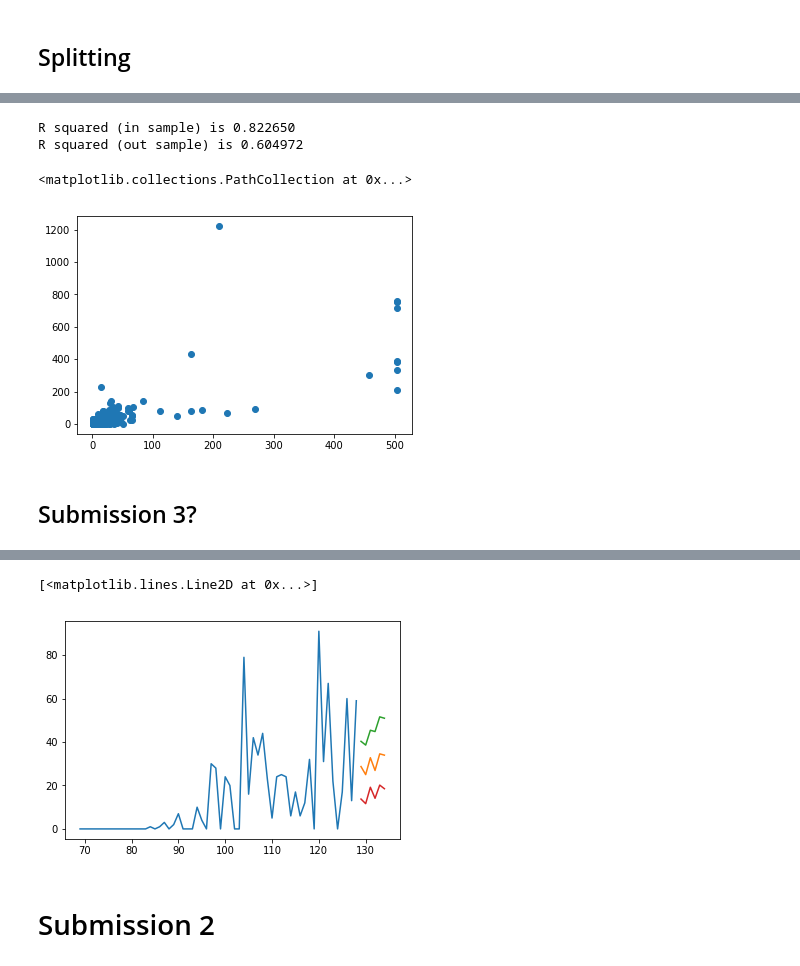
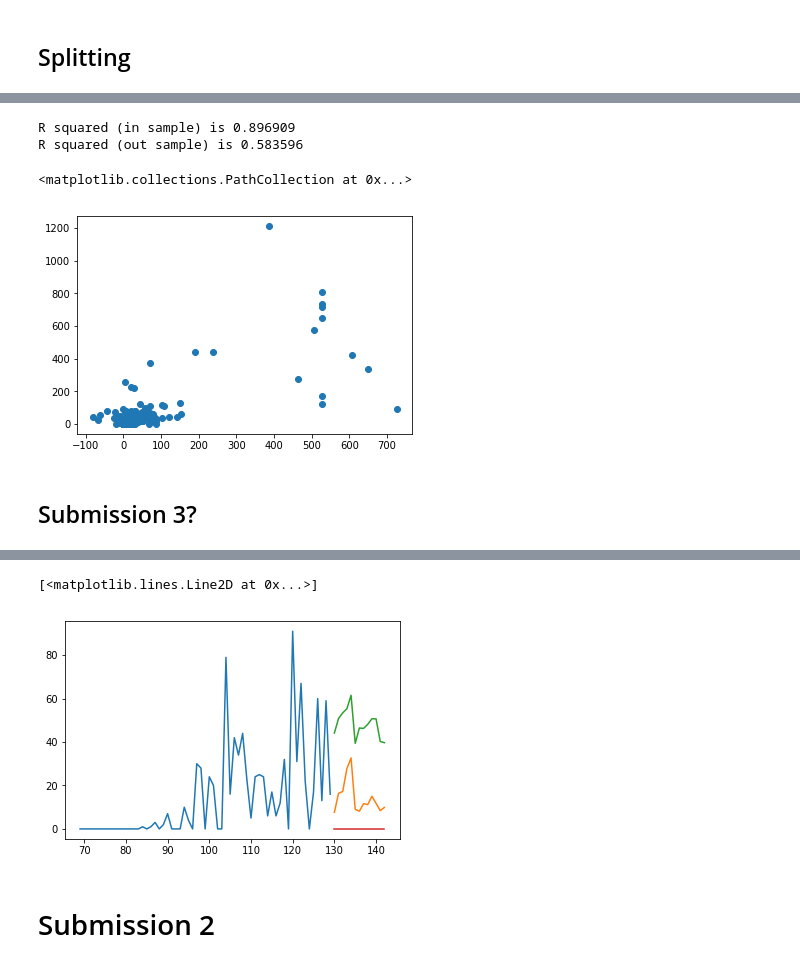
Before and after one commit to majesticfish/CS156B-Covid-Challenge, a Jupyter notebook: exploratory/Sean's Notebook/Just XY, please.ipynb, the cells around one changed output, grey strips where cells are left out. Cells and saved outputs as stored; diff of their text form; code cells hidden in the pictures.

Commit message:
Good model?

```diff
--- a/exploratory/Sean's Notebook/Just XY, please.ipynb
+++ b/exploratory/Sean's Notebook/Just XY, please.ipynb
@@ -234,6 +234,6 @@ Score with 28 features: 0.715240
 # %%
 model = LinearRegression()
-rfe = RFE(model,19)
+rfe = RFE(model,20)
 X_train_rfe = rfe.fit_transform(X_train,y_train)
 X_test_rfe = rfe.transform(X_test)
 model.fit(X_train_rfe,y_train)
@@ -283,7 +284,7 @@ normal_model = LinearRegression().fit(X_train_filtered.values, y_train)
 print("Ordinary Least Squares")
 print("R^2 (in sample): %f" % normal_model.score(X_train_filtered,y_train))
 print("R^2 (out sample): %f" % normal_model.score(X_test_filtered,y_test))
-ridge_model = Ridge(alpha=50000)
+ridge_model = Ridge(alpha=900000)
 ridge_model.fit(X_train_filtered.values, y_train)
 print("Ridge Model")
 print("R^2 (in sample): %f" % ridge_model.score(X_train_filtered,y_train))
@@ -293,6 +294,6 @@ lasso_model.fit(X_train_filtered.values, y_train)
 print("Lasso Model")
 print("R^2 (in sample): %f" % lasso_model.score(X_train_filtered,y_train))
 print("R^2 (out sample): %f" % lasso_model.score(X_test_filtered,y_test))
-plt.scatter(normal_model.predict(X_test_filtered), y_test)
+plt.scatter(ridge_model.predict(X_test_filtered), y_test)
 # %% [output]
 Ordinary Least Squares
@@ -309,9 +310,8 @@ R^2 (out sample): 0.619887
 # %%
-gbm = lgb.LGBMRegressor(n_estimators=50);
+gbm = lgb.LGBMRegressor(n_estimators=1500);
 gbm.fit(X_train_filtered, y_train,
         eval_set=[(X_test_filtered, y_test)],
         eval_metric='l2',
-        early_stopping_rounds=10,
         verbose=False);
 pred_train = gbm.predict(X_train_filtered, num_iteration=gbm.best_iteration_)
 print("R squared (in sample) is %f" % Rsquare(pred_train, y_train))
@@ -319,10 +319,10 @@ pred_test = gbm.predict(X_test_filtered, num_iteration=gbm.best_iteration_)
 print("R squared (out sample) is %f" % Rsquare(pred_test, y_test))
 plt.scatter(pred_test, y_test)
 # %% [output]
-R squared (in sample) is 0.822650
-R squared (out sample) is 0.604972
+R squared (in sample) is 0.896909
+R squared (out sample) is 0.583596
 <matplotlib.collections.PathCollection at 0x...>
-[figure, old version]
+[figure, new version]
 # %% [markdown]
 ## Submission 3?
 # %%
@@ -339,12 +339,19 @@ std_dev_vec = np.vectorize(get_std)
 std = std_dev_vec(pred)
 percentile_to_zscore = {10:-1.282, 20:-0.842,30:-0.524,40:-0.253,50:0,60:0.253,70:0.524,80:0.842,90:1.282}
 # %%
+col_names = []
+for j in range(10):
+    if j > 0:
+        copy_col = 'deaths %d days ago' % (j)
+    else:
+        copy_col = 'deaths'
+    col_names.append(copy_col)
 def get_percentile_obj(model, X, min_look_ahead=1, max_look_ahead=14):
     output = {}
     df = X.copy()
     for i in range(min_look_ahead, max_look_ahead + 1):
         pred = model.predict(df.values)
-        std_prev = std_dev_vec(pred)
+        std_prev = np.std(df[col_names].values,axis=1)
         pred = np.random.normal(pred,std_prev)
         fips_to_pred = {}
         for j in range(len(X.index)):
@@ -354,12 +361,7 @@ def get_percentile_obj(model, X, min_look_ahead=1, max_look_ahead=14):
             else:
                 fips_to_pred[fips] = pred[j]
         for j in range(9,0,-1):
-            col_name = 'deaths %d days ago' % j
-            if j > 1:
-                copy_col = 'deaths %d days ago' % (j-1)
-            else:
-                copy_col = 'deaths'
-            df[col_name] = df[copy_col]
+            df[col_names[j]] = df[col_names[j-1]]
         df['deaths'] = pred
         output[i] = fips_to_pred
     return output
@@ -385,28 +387,28 @@ def get_percentile_obj_rand(model, X, min_look_ahead=1, max_look_ahead=14):
                 output[key][fip][percentile] = np.percentile(freq[key][fip], percentile, axis=0)
     return output
 # %%
-output = get_percentile_obj(ridge_model, X_true,max_look_ahead=14)
-output_rand = get_percentile_obj_rand(ridge_model, X_true,max_look_ahead=14)
+output = get_percentile_obj(normal_model, X_true,max_look_ahead=14)
+output_rand = get_percentile_obj_rand(normal_model, X_true,max_look_ahead=14)
 # %% [output]
 [interactive output not drawn]
 # %%
-fips =  42101
+fips = 42101
 y_50 = []
 y_10 = []
 y_90 = []
-for i in range(1,7):
+for i in range(1,14):
     y_50.append(output_rand[i][fips][50])
     y_10.append(output_rand[i][fips][10])
     y_90.append(output_rand[i][fips][90])
 
 t, ys = delta_death_counter.getY(fips)
 plt.plot(t,ys)
-plt.plot(t[-1] +  range(1,7),y_50)
-plt.plot(t[-1] +  range(1,7),y_90)
-plt.plot(t[-1] +  range(1,7),y_10)
+plt.plot(t[-1] +  range(1,14),y_50)
+plt.plot(t[-1] +  range(1,14),y_90)
+plt.plot(t[-1] +  range(1,14),y_10)
 # %% [output]
 [<matplotlib.lines.Line2D at 0x...>]
-[figure, old version]
+[figure, new version]
 # %%
 df_sample_sub = pd.read_csv(f"{homedir}/sample_submission.csv")
 df_sample_sub['fips'] = df_sample_sub['id'].map(lambda i : int(i[11:]))
```
Also changed, not shown: parts of 15 cells of this notebook, 1 other file.
